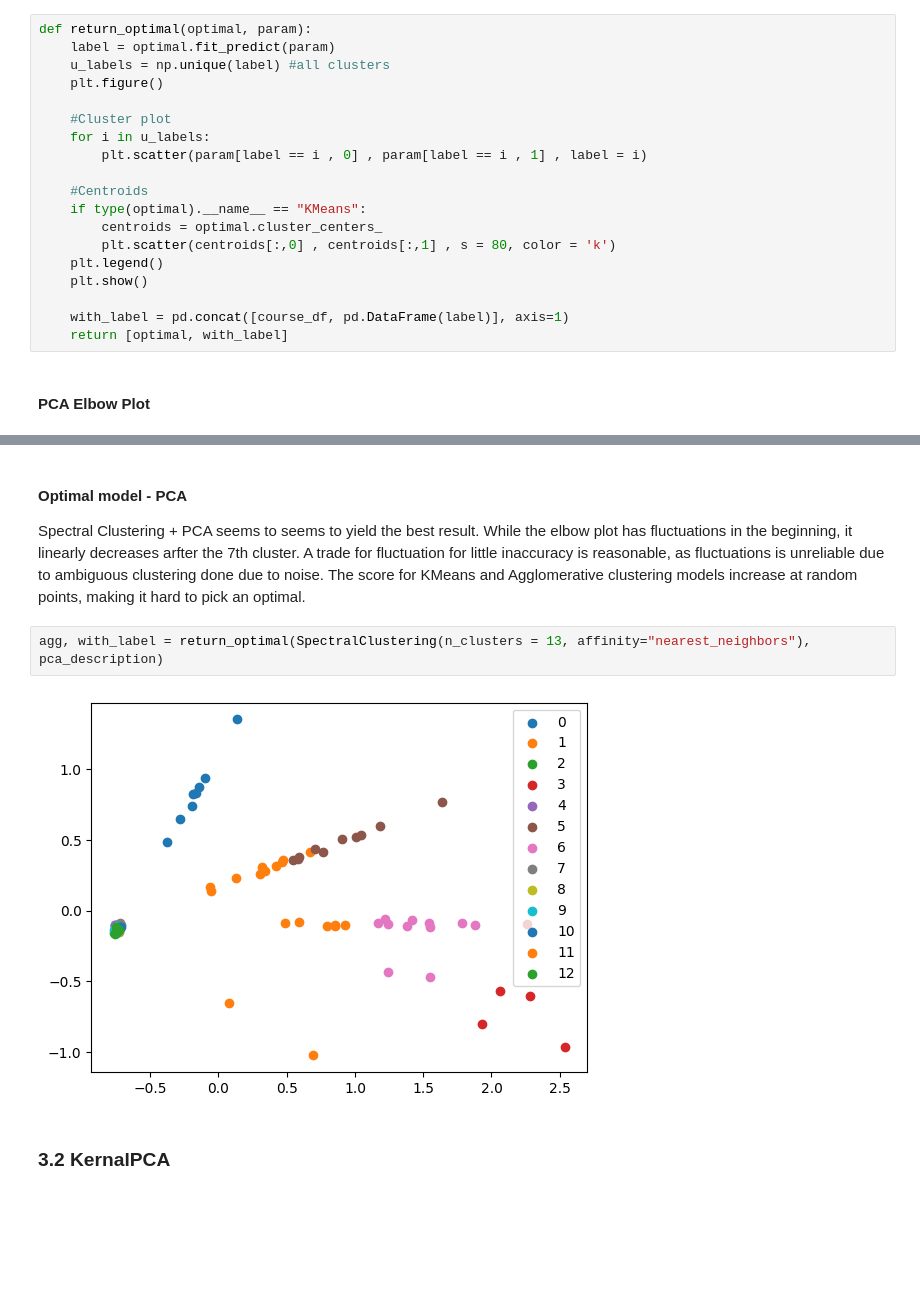
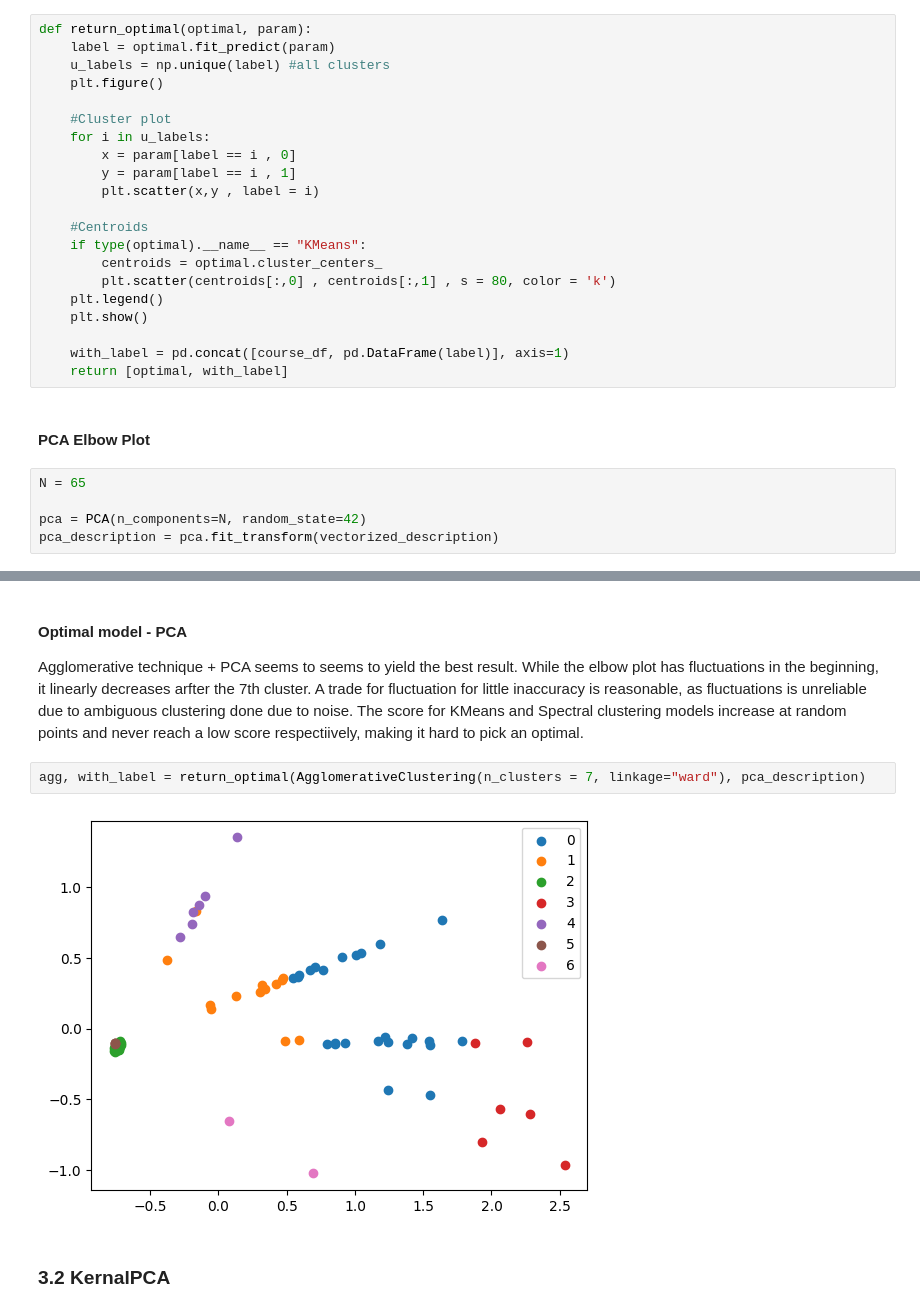
Before and after one commit to JohnKang0720/course_recommender, a Jupyter notebook: recommendation.ipynb, the cells around one changed output, grey strips where cells are left out. Cells and saved outputs as stored; diff of their text form; blank space fills up the shorter version.

```diff
--- a/recommendation.ipynb
+++ b/recommendation.ipynb
@@ -300,7 +297,9 @@ def return_optimal(optimal, param):
 
     #Cluster plot
     for i in u_labels:
-        plt.scatter(param[label == i , 0] , param[label == i , 1] , label = i)
+        x = param[label == i , 0]
+        y = param[label == i , 1]
+        plt.scatter(x,y , label = i)
 
     #Centroids
     if type(optimal).__name__ == "KMeans":
@@ -313,6 +312,11 @@ def return_optimal(optimal, param):
     return [optimal, with_label]
 # %% [markdown]
 #### PCA Elbow Plot
+# %%
+N = 65
+
+pca = PCA(n_components=N, random_state=42)
+pca_description = pca.fit_transform(vectorized_description)
 # %%
 pca_search(pca_description)
 # %% [output]
@@ -320,11 +324,11 @@ pca_search(pca_description)
 # %% [markdown]
 #### Optimal model - PCA
 
-Spectral Clustering + PCA seems to seems to yield the best result. While the elbow plot has fluctuations in the beginning, it linearly decreases arfter the 7th cluster. A trade for fluctuation for little inaccuracy is reasonable, as fluctuations is unreliable due to ambiguous clustering done due to noise. The score for KMeans and Agglomerative clustering models increase at random points, making it hard to pick an optimal.
+Agglomerative technique + PCA seems to seems to yield the best result. While the elbow plot has fluctuations in the beginning, it linearly decreases arfter the 7th cluster. A trade for fluctuation for little inaccuracy is reasonable, as fluctuations is unreliable due to ambiguous clustering done due to noise. The score for KMeans and Spectral clustering models increase at random points and never reach a low score respectiively, making it hard to pick an optimal.
 # %%
-agg, with_label = return_optimal(SpectralClustering(n_clusters = 13, affinity="nearest_neighbors"), pca_description)
+agg, with_label = return_optimal(AgglomerativeClustering(n_clusters = 7, linkage="ward"), pca_description)
 # %% [output]
-[figure, old version]
+[figure, new version]
 # %% [markdown]
 ### 3.2 KernalPCA
 # %%
```
Also changed, not shown: parts of 32 cells of this notebook, 1 other file.
